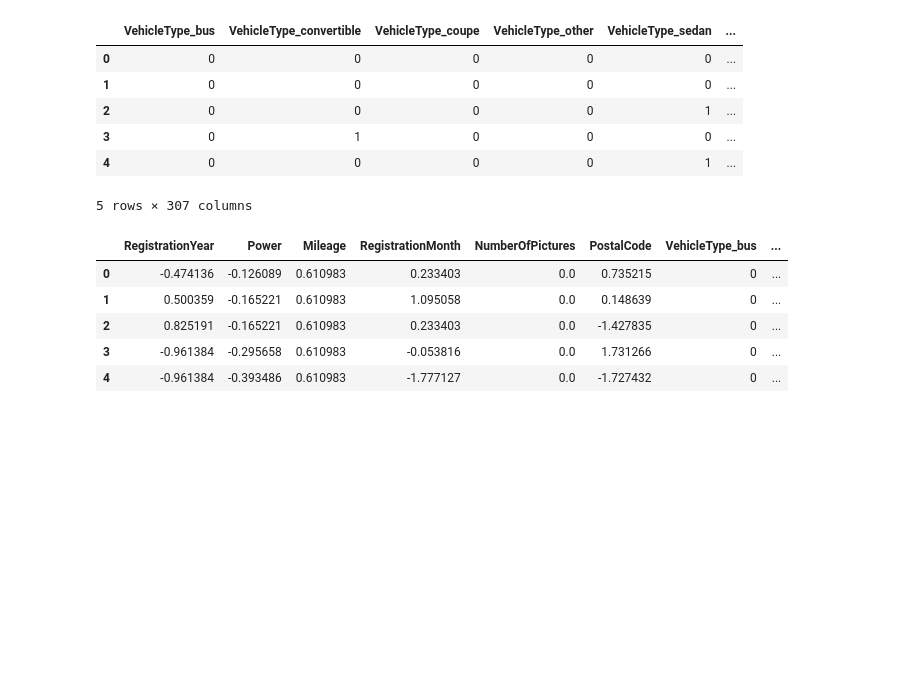
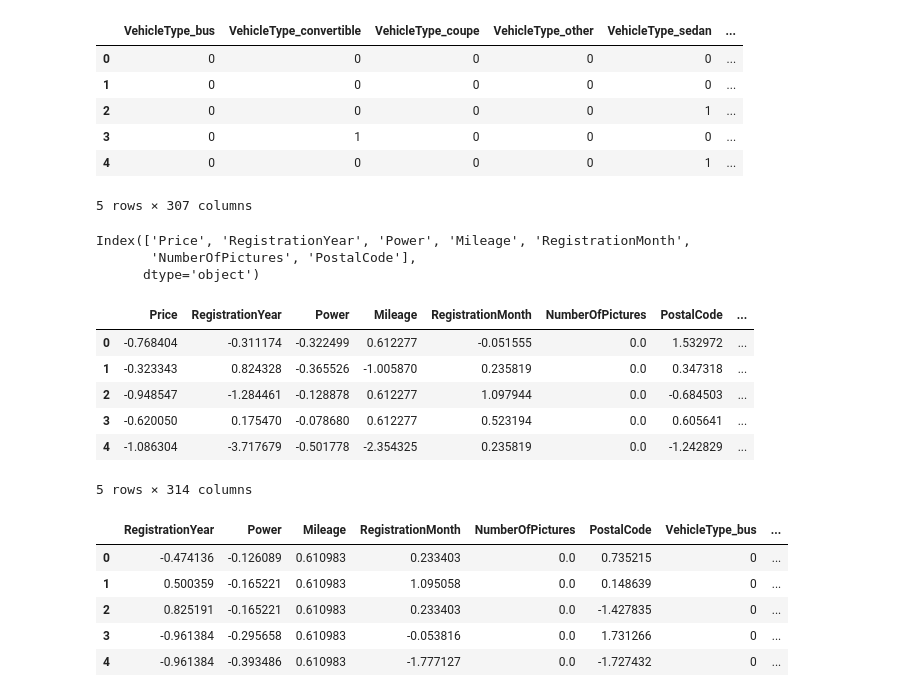
Before and after one commit to wh1tneyr/Rusty-Bargain, a Jupyter notebook: Rusty Bargain.ipynb, the cells around one changed output. Drawn from its saved outputs; the diff is of its cells as text; code cells hidden in the pictures; blank space fills up the shorter version.

```diff
--- a/Rusty Bargain.ipynb
+++ b/Rusty Bargain.ipynb
@@ -144,14 +144,13 @@ memory usage: 30.0+ MB
 ## 2 Entrenamiento del modelo
 # %%
 #funcion para escalar caracteristicas numericas
-def scaler(X_train, X_test):
+def scaler(data):
     scaler = StandardScaler()
-    scaler.fit(X_train)
+    scaler.fit_transform(data)
 
-    X_train_scaled = scaler.transform(X_train)
-    X_test_scaled = scaler.transform(X_test)
+    data_scaled = scaler.transform(data)
 
-    return X_train_scaled, X_test_scaled
+    return data_scaled
 # %%
 #funcion para separar los conjuntos de datos
 def func_train_test_split(X, y, test_size):
@@ -190,5 +189,29 @@ data_ohe_columns.head()
 | 3 | 0 | 1 | 0 | 0 | 0 | ... |
 | 4 | 0 | 0 | 0 | 0 | 1 | ... |
 5 rows × 307 columns
+# %%
+#extraer los nombres de las columnas numéricas
+columns_num = data_num_columns.columns
+columns_num
+# %% [output]
+Index(['Price', 'RegistrationYear', 'Power', 'Mileage', 'RegistrationMonth',
+       'NumberOfPictures', 'PostalCode'],
+      dtype='object')
+# %%
+#escalar columnas numerica
+data_num_scaled = scaler(data_num_columns)
+
+#concatenar un dataframe con caracteristicas escaladas y codificadas
+data_ohe_scaled = pd.concat([pd.DataFrame(data_num_scaled, columns=columns_num)] + [data_ohe_columns], axis=1)
+
+data_ohe_scaled.head()
+# %% [output]
+|  | Price | RegistrationYear | Power | Mileage | RegistrationMonth | NumberOfPictures | PostalCode | ... |
+| 0 | -0.768404 | -0.311174 | -0.322499 | 0.612277 | -0.051555 | 0.0 | 1.532972 | ... |
+| 1 | -0.323343 | 0.824328 | -0.365526 | -1.005870 | 0.235819 | 0.0 | 0.347318 | ... |
+| 2 | -0.948547 | -1.284461 | -0.128878 | 0.612277 | 1.097944 | 0.0 | -0.684503 | ... |
+| 3 | -0.620050 | 0.175470 | -0.078680 | 0.612277 | 0.523194 | 0.0 | 0.605641 | ... |
+| 4 | -1.086304 | -3.717679 | -0.501778 | -2.354325 | 0.235819 | 0.0 | -1.242829 | ... |
+5 rows × 314 columns
 # %%
 #separar las caracteristicas y el objetivo
```
Also changed, not shown: parts of 1 cell of this notebook.
